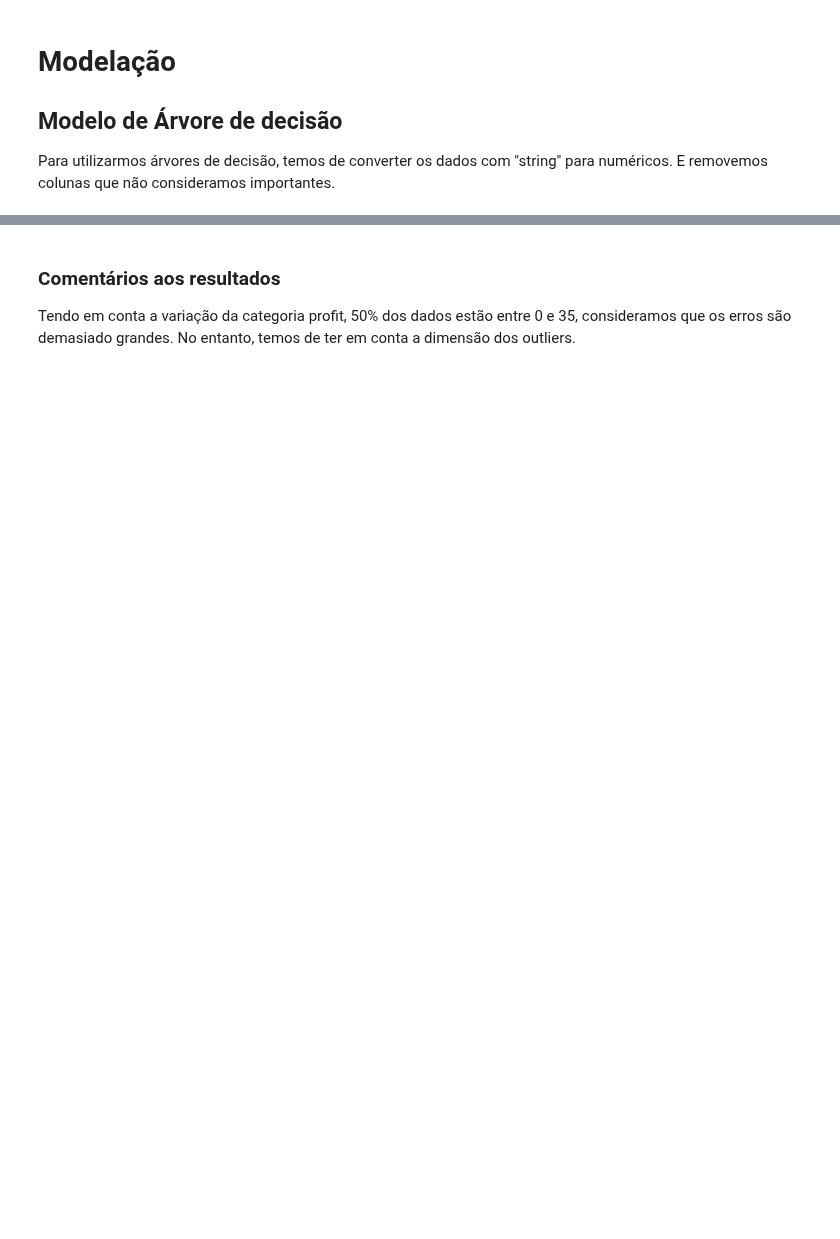
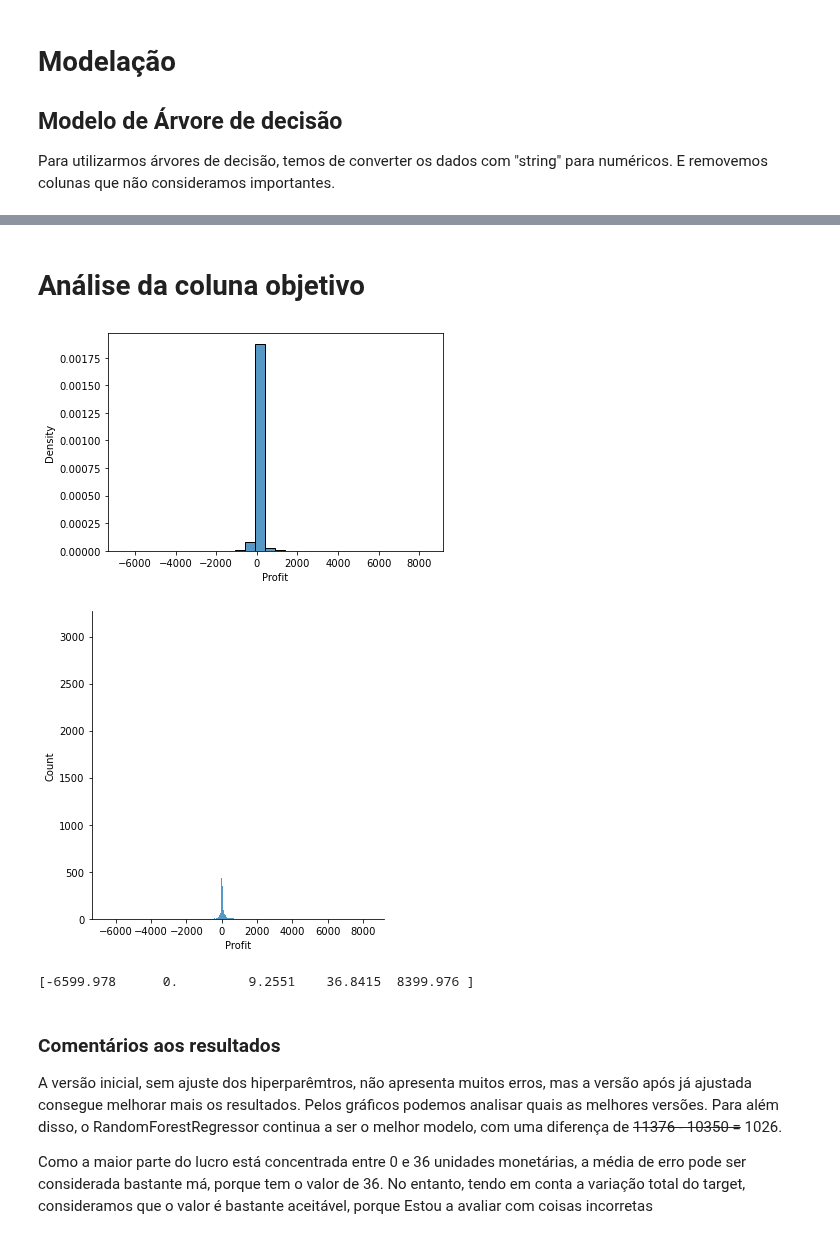
Before and after one commit to gonaloppcc/projetoDAA, a Jupyter notebook: melhor_grupo/decision_tree.ipynb, the cells around one changed output, grey strips where cells are left out. Cells and saved outputs as stored; diff of their text form; code cells hidden in the pictures; blank space fills up the shorter version.

```diff
--- a/melhor_grupo/decision_tree.ipynb
+++ b/melhor_grupo/decision_tree.ipynb
@@ -372,4 +473,27 @@ RMSE:  166.66606511977062
+# %% [markdown]
+# Análise da coluna objetivo
+# %%
+sns.histplot(dataset['Profit'], bins=30,stat="density")
+plt.show()
+
+sns.displot(dataset['Profit'])
+plt.show()
+
+
+x = np.quantile(dataset['Profit'], [0,0.25,0.5,0.75,1])
+
+print(x)
+#plt.scatter(y_test,predictions)
+#plt.show()
+# %% [output]
+[figure, added]
+[figure, added]
+[-6599.978      0.         9.2551    36.8415  8399.976 ]
 # %% [markdown]
 ### Comentários aos resultados
 
-Tendo em conta a variação da categoria profit, 50% dos dados estão entre 0 e 35, consideramos que os erros são demasiado grandes. No entanto, temos de ter em conta a dimensão dos outliers.
+A versão inicial, sem ajuste dos hiperparêmtros, não apresenta muitos erros, mas a versão após já ajustada consegue melhorar mais os resultados. Pelos gráficos podemos analisar quais as melhores versões.
+Para além disso, o RandomForestRegressor continua a ser o melhor modelo, com uma diferença de ~~11376 - 10350 =~~ 1026.
+
+Como a maior parte do lucro está concentrada entre 0 e 36 unidades monetárias, a média de erro pode ser considerada bastante má, porque tem o valor de 36. No entanto, tendo em conta a variação total do target, consideramos que o valor é bastante aceitável, porque
+Estou a avaliar com coisas incorretas
```
Also changed, not shown: parts of 9 cells of this notebook, 1 other file.
